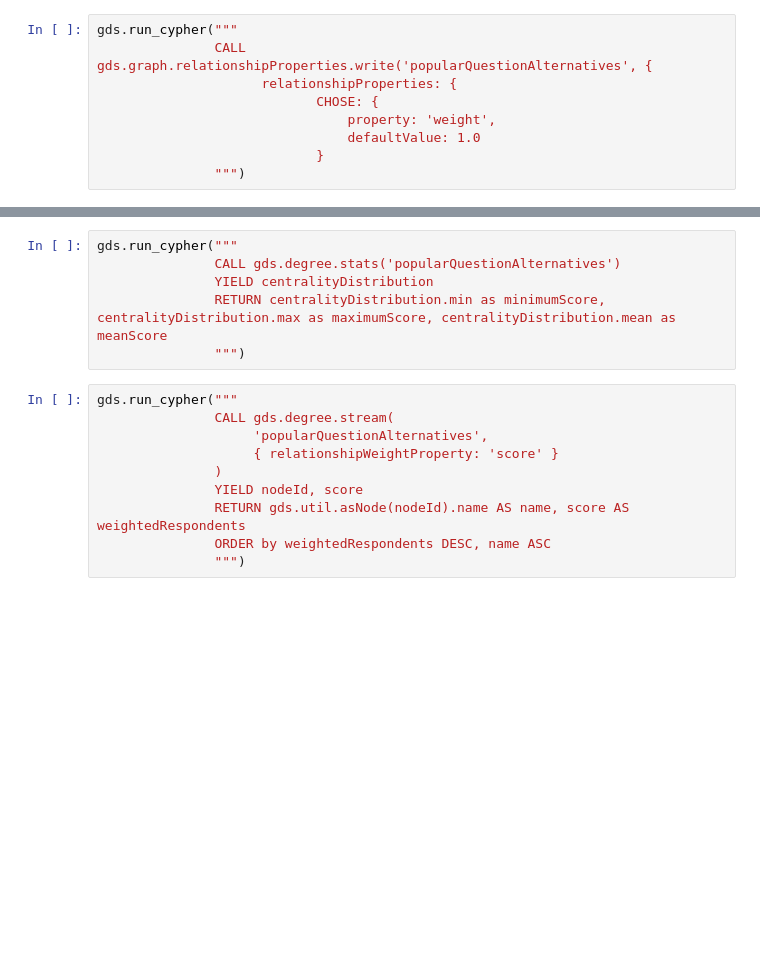
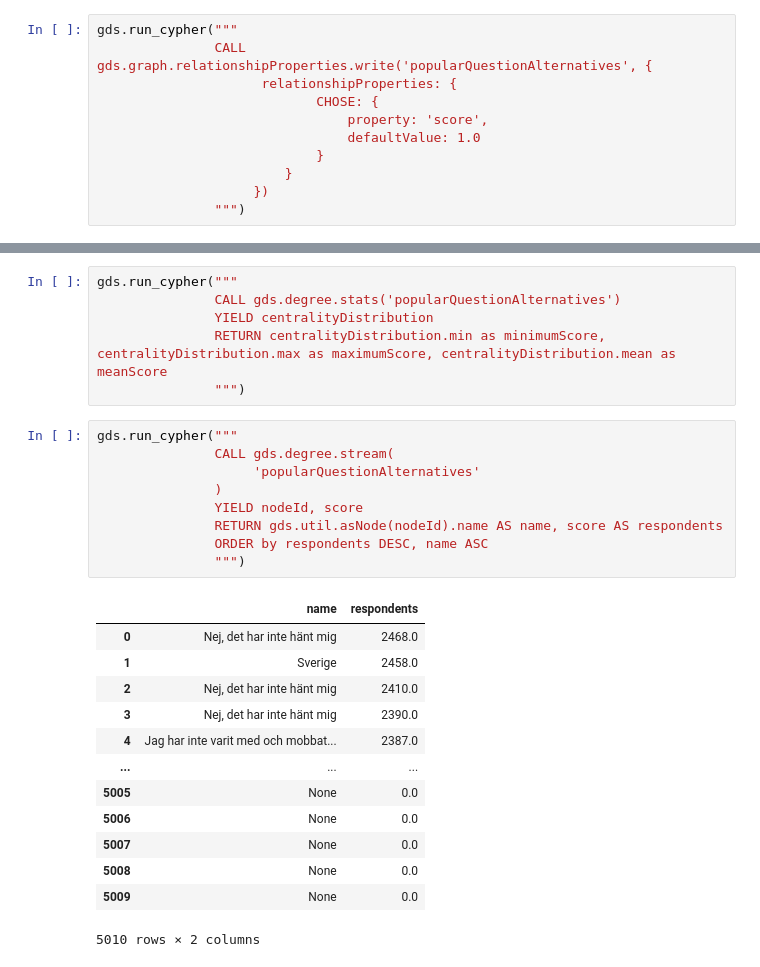
Before and after one commit to oenstrom/Bachelor_thesis_OE222FH_CE223AF, a Jupyter notebook: jupyter_notebook/pagerank.ipynb, the cells around one changed output, grey strips where cells are left out. Saved outputs shown, nothing was run; the diff lists cells and outputs as text; blank space fills up the shorter version.

```diff
--- a/jupyter_notebook/pagerank.ipynb
+++ b/jupyter_notebook/pagerank.ipynb
@@ -26,7 +34,9 @@ gds.run_cypher("""
                CALL gds.graph.relationshipProperties.write('popularQuestionAlternatives', {
                      relationshipProperties: {
                             CHOSE: {
-                                property: 'weight',
+                                property: 'score',
                                 defaultValue: 1.0
                             }
+                        }
+                    })
                """)
@@ -48,10 +66,23 @@ gds.run_cypher("""
 # %%
 gds.run_cypher("""
                CALL gds.degree.stream(
-                    'popularQuestionAlternatives',
-                    { relationshipWeightProperty: 'score' }
+                    'popularQuestionAlternatives'
                )
                YIELD nodeId, score
-               RETURN gds.util.asNode(nodeId).name AS name, score AS weightedRespondents
-               ORDER by weightedRespondents DESC, name ASC
+               RETURN gds.util.asNode(nodeId).name AS name, score AS respondents
+               ORDER by respondents DESC, name ASC
                """)
+# %% [output]
+|  | name | respondents |
+| 0 | Nej, det har inte hänt mig | 2468.0 |
+| 1 | Sverige | 2458.0 |
+| 2 | Nej, det har inte hänt mig | 2410.0 |
+| 3 | Nej, det har inte hänt mig | 2390.0 |
+| 4 | Jag har inte varit med och mobbat... | 2387.0 |
+| ... | ... | ... |
+| 5005 | None | 0.0 |
+| 5006 | None | 0.0 |
+| 5007 | None | 0.0 |
+| 5008 | None | 0.0 |
+| 5009 | None | 0.0 |
+5010 rows × 2 columns
```
Also changed, not shown: parts of 11 cells of this notebook.
